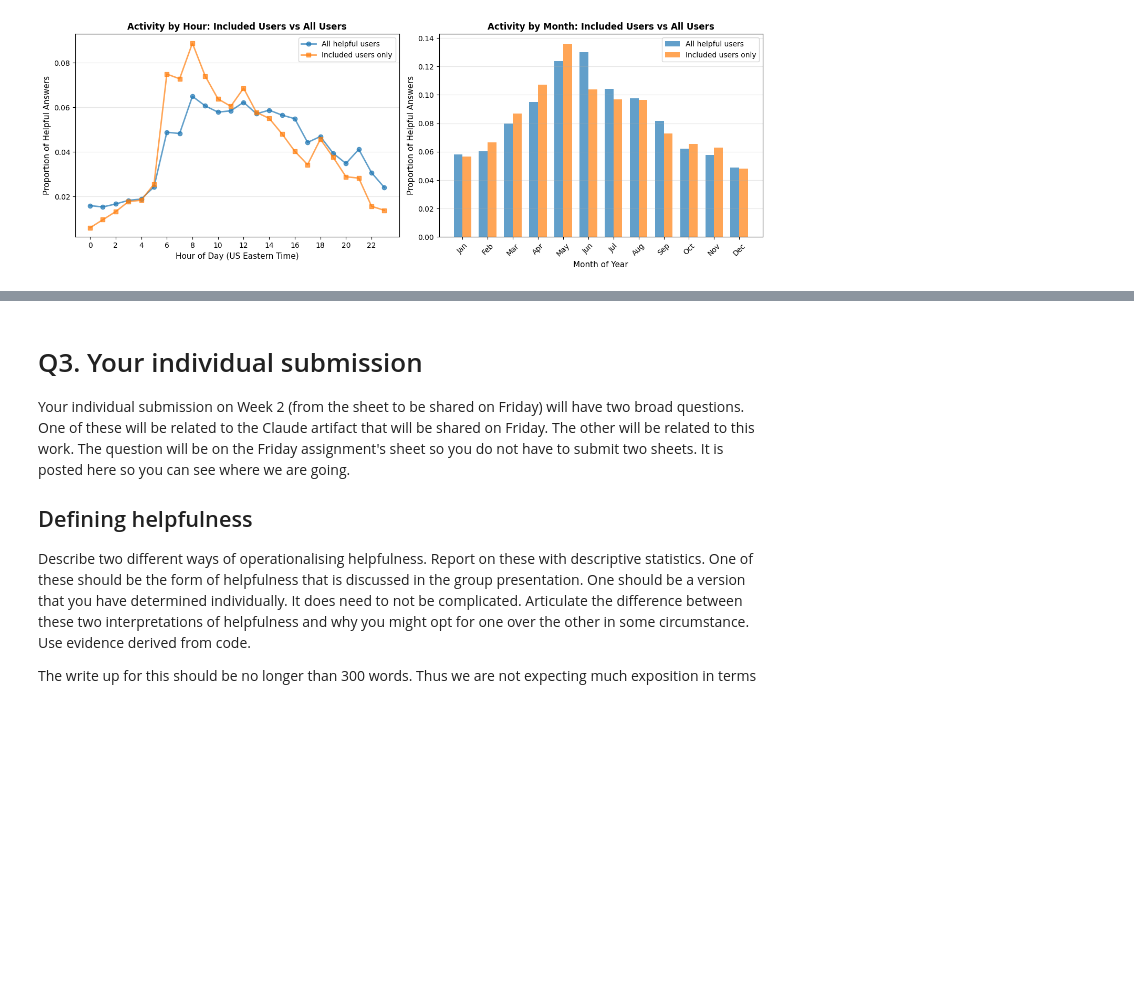
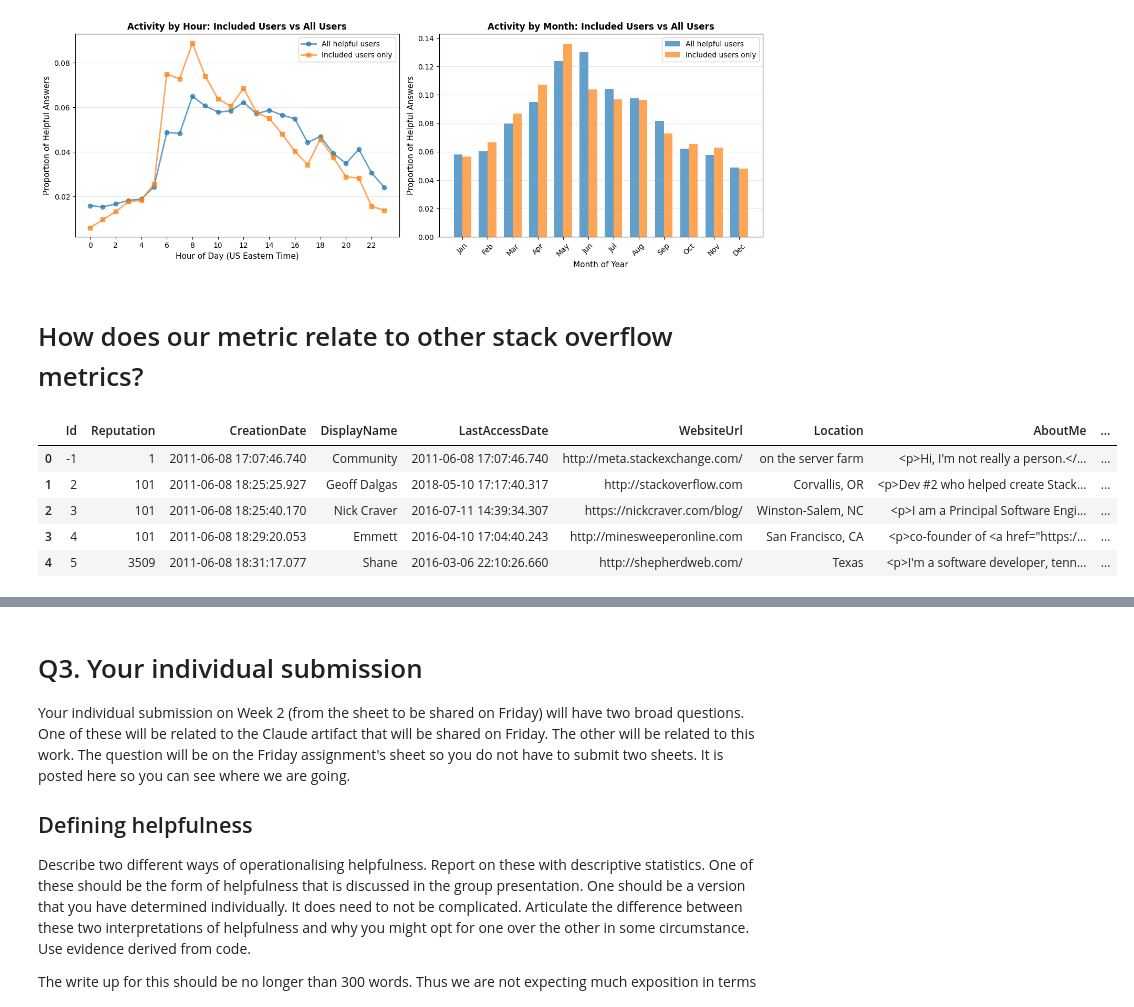
Before and after one commit to isaacbacker/GroupPres_SDS, a Jupyter notebook: Notebooks/fsds25_ex_wk01d02.ipynb, the cells around one changed output, grey strips where cells are left out. Cells and saved outputs as stored; diff of their text form; code cells hidden in the pictures; blank space fills up the shorter version.

```diff
--- a/Notebooks/fsds25_ex_wk01d02.ipynb
+++ b/Notebooks/fsds25_ex_wk01d02.ipynb
@@ -153,3 +155,6 @@ Index(['Id', 'PostTypeId', 'AcceptedAnswerId', 'CreationDate', 'Score',
        'OwnerDisplayName', 'ClosedDate', 'LastEditorDisplayName', 'BodyText',
        'BodyURLs', 'TagsList'],
       dtype='object')
+# %%
+user_df = pd.read_feather('../data/gardening.stackexchange.com/Users.feather')
+user_df.info()
@@ -535,3 +587,14 @@ Total included users: 173
 Total helpful answers from included users: 3322
 Proportion of all helpful answers: 49.1%
 [figure]
+# %% [markdown]
+# How does our metric relate to other stack overflow metrics?
+# %%
+user_df.head()
+# %% [output]
+|  | Id | Reputation | CreationDate | DisplayName | LastAccessDate | WebsiteUrl | Location | AboutMe | ... |
+| 0 | -1 | 1 | 2011-06-08 17:07:46.740 | Community | 2011-06-08 17:07:46.740 | http://meta.stackexchange.com/ | on the server farm | <p>Hi, I'm not really a person.</... | ... |
+| 1 | 2 | 101 | 2011-06-08 18:25:25.927 | Geoff Dalgas | 2018-05-10 17:17:40.317 | http://stackoverflow.com | Corvallis, OR | <p>Dev #2 who helped create Stack... | ... |
+| 2 | 3 | 101 | 2011-06-08 18:25:40.170 | Nick Craver | 2016-07-11 14:39:34.307 | https://nickcraver.com/blog/ | Winston-Salem, NC | <p>I am a Principal Software Engi... | ... |
+| 3 | 4 | 101 | 2011-06-08 18:29:20.053 | Emmett | 2016-04-10 17:04:40.243 | http://minesweeperonline.com | San Francisco, CA | <p>co-founder of <a href="https:/... | ... |
+| 4 | 5 | 3509 | 2011-06-08 18:31:17.077 | Shane | 2016-03-06 22:10:26.660 | http://shepherdweb.com/ | Texas | <p>I'm a software developer, tenn... | ... |
```
Also changed, not shown: parts of 16 cells of this notebook.
